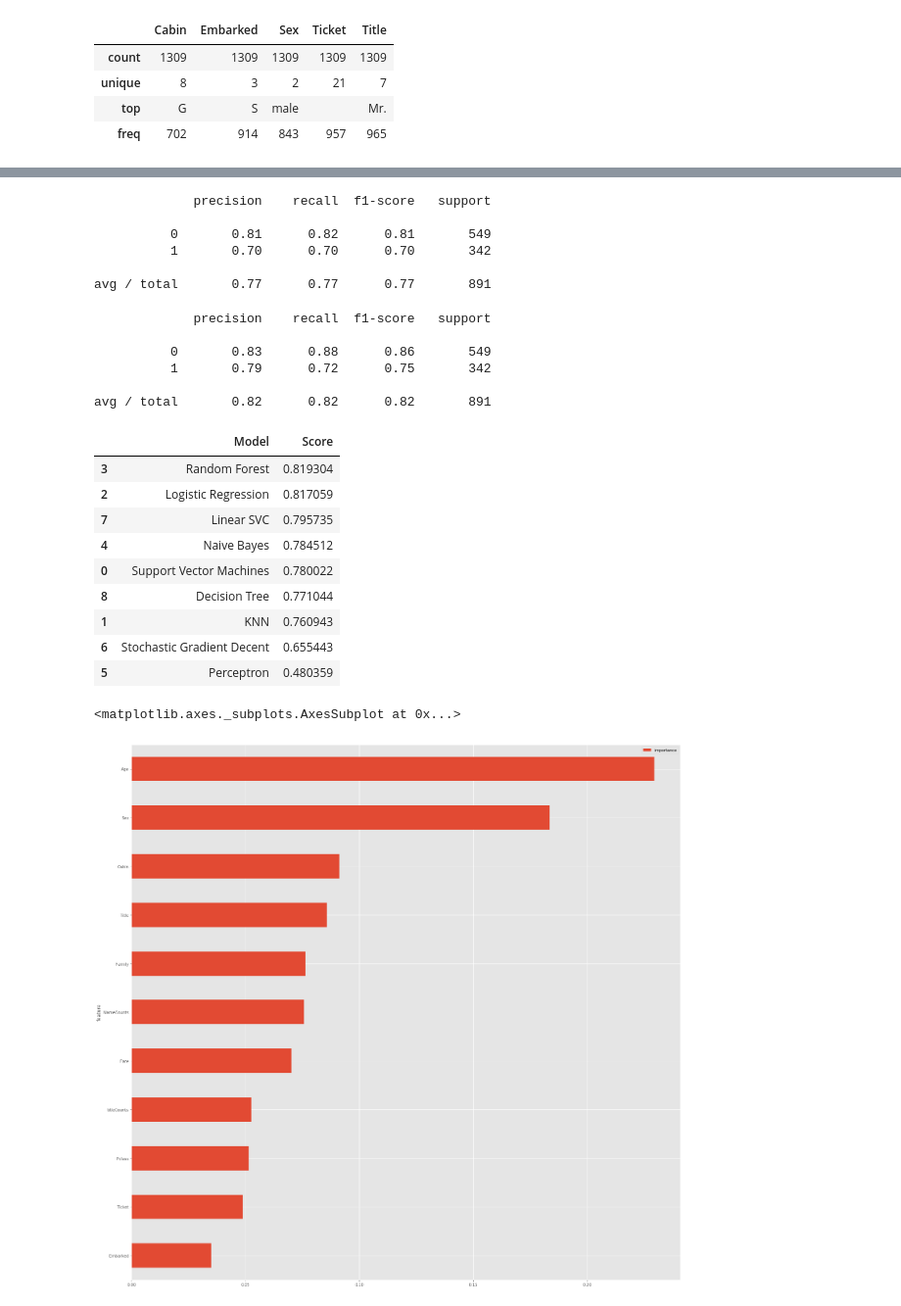
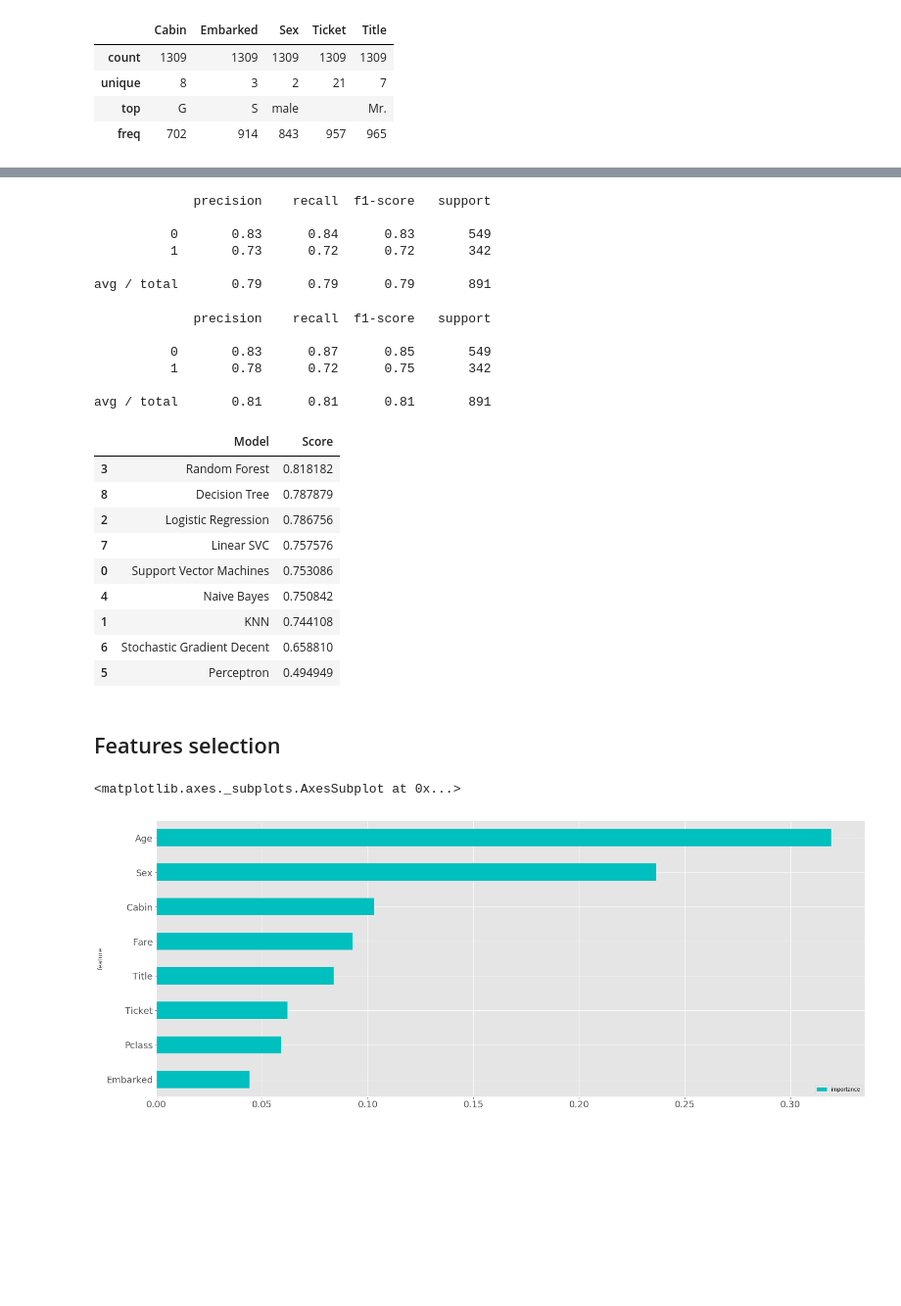
Before and after one commit to ch-tseng/Kaggle-Titanic, a Jupyter notebook: Titanic.ipynb, the cells around one changed output, grey strips where cells are left out. Shown at 98% size. Saved outputs shown, nothing was run; the diff lists cells and outputs as text; code cells hidden in the pictures; blank space fills up the shorter version.

```diff
--- a/Titanic.ipynb
+++ b/Titanic.ipynb
@@ -606,13 +600,5 @@ X_train.describe(include=['O'])
 | freq | 6 | 914 | 2 | 843 | 11 |
 # %%
-X_train['Family'] = X_train['Parch'] + X_train['SibSp']
 X_train.drop('Parch',axis=1,inplace=True)
 X_train.drop('SibSp',axis=1,inplace=True)
-# %%
-X_train['Cabin'].fillna("-", inplace=True)
-cabinList = ["C", "E", "G", "D", "A", "B", "F"]
-
-for Cabin in cabinList:
-    mask =  (X_train["Cabin"].str.contains(Cabin))
-    X_train.loc[mask,"Cabin"] = Cabin
 # %%
@@ -680,6 +659,3 @@ X_train.describe(include=['O'])
-# %%
-X_train["titleCounts"] = X_train["Name"].str.count("\(")
-X_train["NameCounts"] = X_train["Name"].str.count("\ ")
 # %%
 def fill_Title():
     global X_train
@@ -904,11 +843,5 @@ avg / total       0.69      0.66      0.66       891
 # %%
 # Decision Tree
-
-#decision_tree = DecisionTreeClassifier()
-#decision_tree.fit(X_train, Y_train)
-#Y_pred = decision_tree.predict(X_test)
-#acc_decision_tree = round(decision_tree.score(X_train, Y_train) * 100, 2)
-#acc_decision_tree
 
 Y_pred = cross_validation.cross_val_predict(DecisionTreeClassifier(), X_train, Y_train, cv=10)
 acc_decision_tree = metrics.accuracy_score(Y_train, Y_pred)
@@ -916,19 +849,12 @@ print (metrics.classification_report(Y_train, Y_pred) )
 # %% [output]
              precision    recall  f1-score   support
 
-          0       0.81      0.82      0.81       549
-          1       0.70      0.70      0.70       342
+          0       0.83      0.84      0.83       549
+          1       0.73      0.72      0.72       342
 
-avg / total       0.77      0.77      0.77       891
+avg / total       0.79      0.79      0.79       891
 # %%
 # Random Forest
-
-#random_forest = RandomForestClassifier(n_estimators=100)
-#random_forest.fit(X_train, Y_train)
-#Y_pred = random_forest.predict(X_test)
-#random_forest.score(X_train, Y_train)
-#acc_random_forest = round(random_forest.score(X_train, Y_train) * 100, 2)
-#acc_random_forest
 
 Y_pred = cross_validation.cross_val_predict(RandomForestClassifier(n_estimators=100), X_train, Y_train, cv=10)
 acc_random_forest = metrics.accuracy_score(Y_train, Y_pred)
@@ -936,10 +862,10 @@ print (metrics.classification_report(Y_train, Y_pred) )
 # %% [output]
              precision    recall  f1-score   support
 
-          0       0.83      0.88      0.86       549
-          1       0.79      0.72      0.75       342
+          0       0.83      0.87      0.85       549
+          1       0.78      0.72      0.75       342
 
-avg / total       0.82      0.82      0.82       891
+avg / total       0.81      0.81      0.81       891
 # %%
 models = pd.DataFrame({
     'Model': ['Support Vector Machines', 'KNN', 'Logistic Regression',
@@ -952,29 +878,31 @@ models = pd.DataFrame({
 models.sort_values(by='Score', ascending=False)
 # %% [output]
 |  | Model | Score |
-| 3 | Random Forest | 0.819304 |
-| 2 | Logistic Regression | 0.817059 |
-| 7 | Linear SVC | 0.795735 |
-| 4 | Naive Bayes | 0.784512 |
-| 0 | Support Vector Machines | 0.780022 |
-| 8 | Decision Tree | 0.771044 |
-| 1 | KNN | 0.760943 |
-| 6 | Stochastic Gradient Decent | 0.655443 |
-| 5 | Perceptron | 0.480359 |
+| 3 | Random Forest | 0.818182 |
+| 8 | Decision Tree | 0.787879 |
+| 2 | Logistic Regression | 0.786756 |
+| 7 | Linear SVC | 0.757576 |
+| 0 | Support Vector Machines | 0.753086 |
+| 4 | Naive Bayes | 0.750842 |
+| 1 | KNN | 0.744108 |
+| 6 | Stochastic Gradient Decent | 0.658810 |
+| 5 | Perceptron | 0.494949 |
+# %% [markdown]
+## Features selection
 # %%
 clf = RandomForestClassifier(n_estimators=1000, max_features='sqrt')
 clf = clf.fit(X_train, Y_train)
 
 features = pd.DataFrame()
 features['feature'] = X_train.columns
 features['importance'] = clf.feature_importances_
 features.sort_values(by=['importance'], ascending=True, inplace=True)
 features.set_index('feature', inplace=True)
 
-features.plot(kind='barh', figsize=(25, 25))
+features.plot(kind='barh', figsize=(25, 10), color='c', fontsize=18)
 # %% [output]
 <matplotlib.axes._subplots.AxesSubplot at 0x...>
-[figure, old version]
+[figure, new version]
 # %%
 from sklearn.feature_selection import SelectFromModel
 
```
Also changed, not shown: parts of 90 cells of this notebook.
